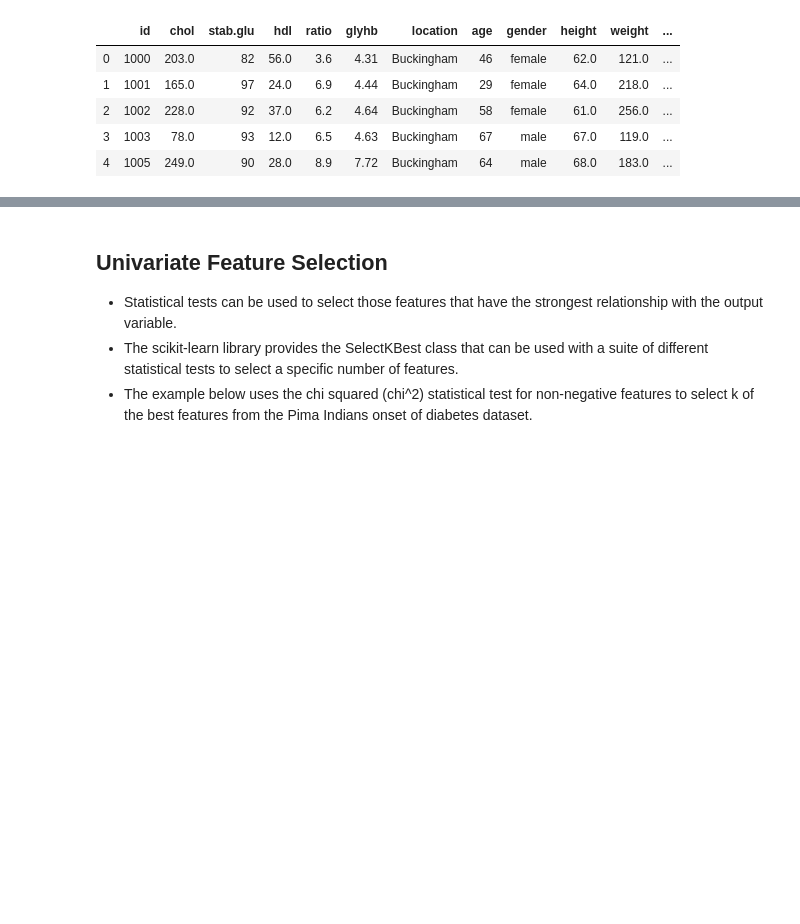
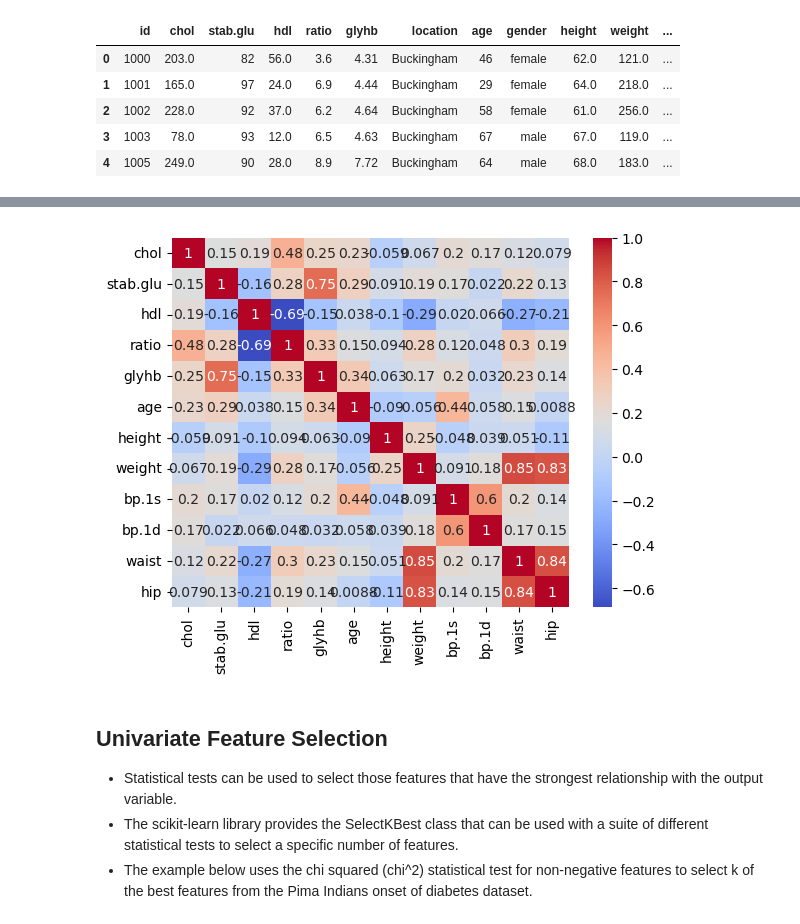
Before and after one commit to dbabichenko/python_for_data_and_analytics, a Jupyter notebook: Dimension Reduction/DimensionReduction.ipynb, the cells around one changed output, grey strips where cells are left out. Saved outputs shown, nothing was run; the diff lists cells and outputs as text; code cells hidden in the pictures; blank space fills up the shorter version.

```diff
--- a/Dimension Reduction/DimensionReduction.ipynb
+++ b/Dimension Reduction/DimensionReduction.ipynb
@@ -162,0 +106,5 @@ Name: (waist, id), dtype: float64
+# %%
+corr_matrix = df[['chol', 'stab.glu', 'hdl', 'ratio', 'glyhb', 'age',
+       'height', 'weight', 'bp.1s', 'bp.1d', 'waist',
+       'hip']].corr()
+corr_matrix
@@ -163,3 +125,8 @@ Name: (waist, id), dtype: float64
+# %%
+sns.heatmap(corr_matrix, annot=True, cmap='coolwarm')
+plt.show()
+# %% [output]
+[figure, added]
 # %% [markdown]
 ## Univariate Feature Selection
 * Statistical tests can be used to select those features that have the strongest relationship with the output variable.
```
Also changed, not shown: parts of 22 cells of this notebook, 6 other files.
